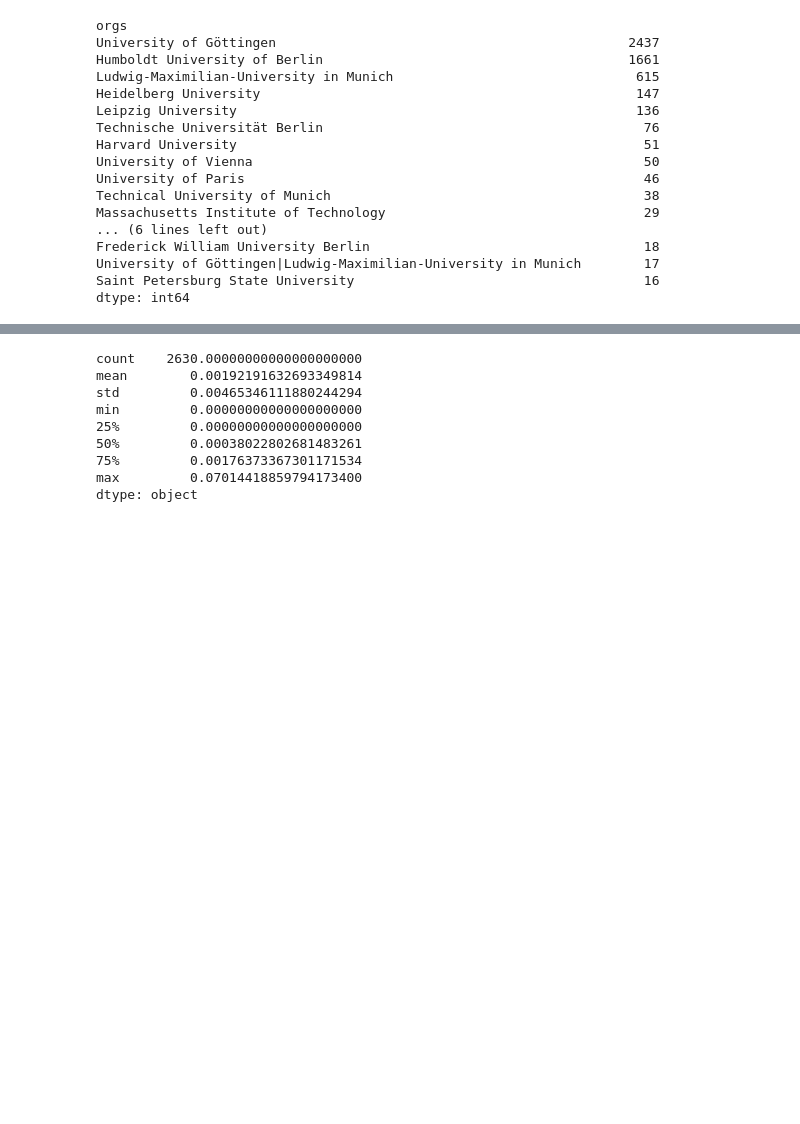
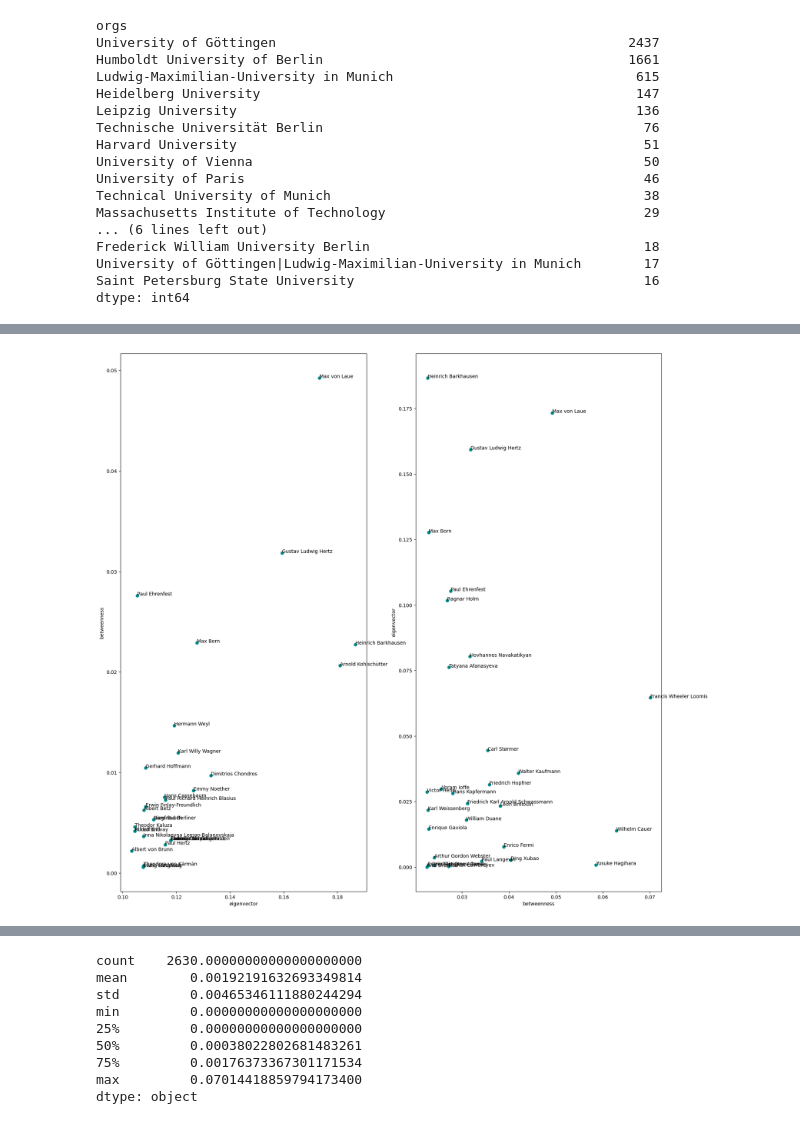
Before and after one commit to Raphix93/2HS2179_militants-pour-la-paix, a Jupyter notebook: Exercices/wdt_persons_organisations_networks.ipynb, the cells around one changed output, grey strips where cells are left out. Drawn from its saved outputs; the diff is of its cells as text; code cells hidden in the pictures; blank space fills up the shorter version.

```diff
--- a/Exercices/wdt_persons_organisations_networks.ipynb
+++ b/Exercices/wdt_persons_organisations_networks.ipynb
@@ -915,3 +1000,12 @@ gr_mer.head(2)
 |  | uriPer_x | uriPer_y | orgs | numberOrgs | uriOrgs | periods_x | BeginY_x | EndY_x | BeginY_y | EndY_y | ... |
 | 0 | http://www.wikidata.org/entity/Q1... | http://www.wikidata.org/entity/Q1... | University of Tübingen | 1 | http://www.wikidata.org/entity/Q1... | 1921-1940 | 1947.0 | 1958.0 | 1951.0 | 1962.0 | ... |
 | 1 | http://www.wikidata.org/entity/Q1... | http://www.wikidata.org/entity/Q1... | University of Tübingen | 1 | http://www.wikidata.org/entity/Q1... | 1921-1940 | 1947.0 | 1958.0 | 1952.0 | 1963.0 | ... |
+# %%
+### Store the information from the SPARQL query in a CSV file
+# in order to be able to upload it witout executing the query again
+file_add = 'data/persons_common_education.csv'
+try:
+    gr_mer.to_csv(file_add)
+    print('Written!')
+except Exception as e:
+    print(e)
@@ -1689,0 +1785,7 @@ print([e[1] for e in list(betweenness.items())][:3])
+# %%
+### Export node attributes to dataframe
+nodes_data ={node: big_ppG.nodes[node] for node in big_ppG.nodes}
+nodes_df = pd.DataFrame(nodes_data).T
+nodes_df.reset_index(inplace=True)
+nodes_df.columns = ['personUri', 'label', 'birthYear','degree','eigenvector', 'betweenness']
+nodes_df.head(2)
@@ -1689,0 +1816,42 @@ print([e[1] for e in list(betweenness.items())][:3])
+# %%
+###
+
+
+
+exp_eig = nodes_df.sort_values(by=['eigenvector', 'betweenness'], ascending=False).iloc[:30]
+exp_betw = nodes_df.sort_values(by=['betweenness', 'eigenvector'], ascending=False).iloc[:30]
+
+fig, ax = plt.subplots(1,2,figsize=(20,20) ) #  sharey=True,
+
+ax[0].scatter(exp_eig['eigenvector'],
+            exp_eig['betweenness'],
+           marker='o',
+           color='DarkCyan'
+           )
+ax[0].set_xlabel('eigenvector')
+ax[0].set_ylabel('betweenness')
+
+for i,row in list(exp_eig[['label', 'eigenvector','betweenness']].iterrows()):
+    ax[0].annotate(row['label'],(row['eigenvector'], row['betweenness']),
+                 fontsize=10)
+
+
+ax[1].scatter(exp_betw['betweenness'],
+            exp_betw['eigenvector'],
+           marker='o',
+           color='DarkCyan'
+           )
+ax[1].set_xlabel('betweenness')
+ax[1].set_ylabel('eigenvector')
+
+for i,row in list(exp_betw[['label', 'betweenness','eigenvector']].iterrows()):
+    ax[1].annotate(row['label'],(row['betweenness'], row['eigenvector']),
+                 fontsize=10)
+
+
+
+#plt.legend(title='Node type')
+#plt.savefig('plots/sieges_eigenvector_20210526.jpg')
+plt.show()
+# %% [output]
+[figure, added]
```
Also changed, not shown: parts of 54 cells of this notebook, 12 other files.
